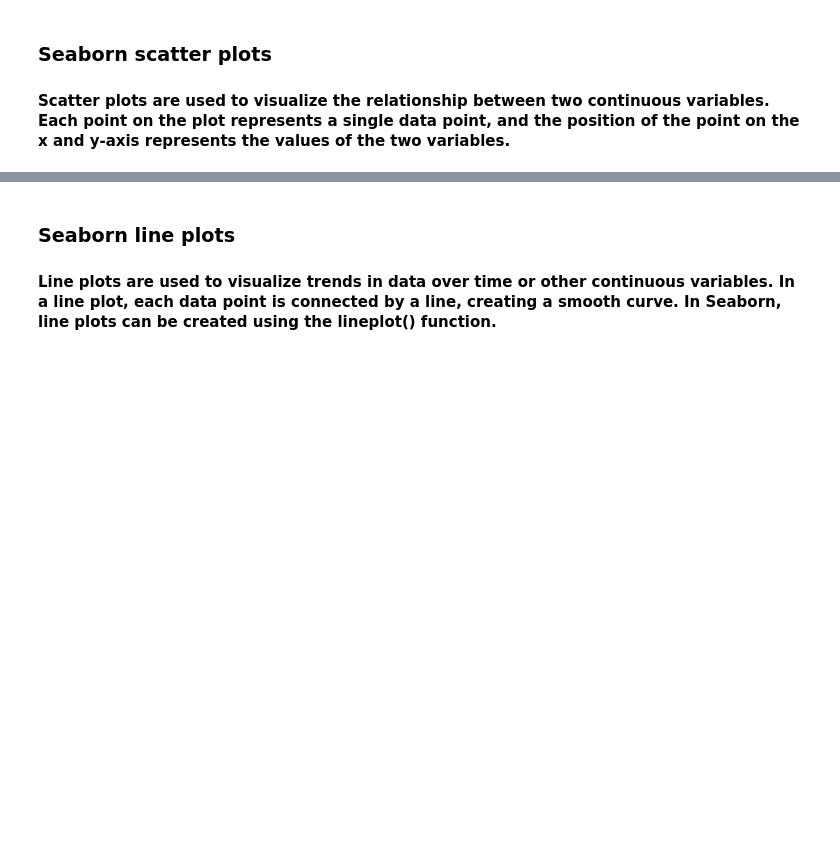
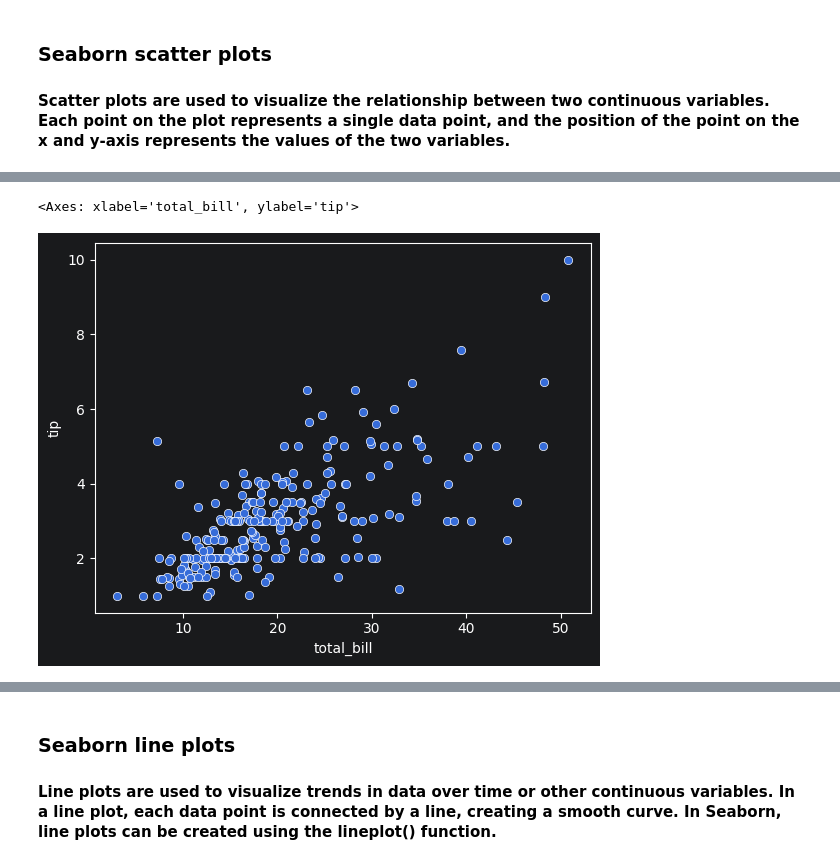
Before and after one commit to vegetariancoder/Pragra-Python, a Jupyter notebook: seaborn/seaborn_overview.ipynb, the cells around one changed output, grey strips where cells are left out. Saved outputs shown, nothing was run; the diff lists cells and outputs as text; code cells hidden in the pictures; blank space fills up the shorter version.

```diff
--- a/seaborn/seaborn_overview.ipynb
+++ b/seaborn/seaborn_overview.ipynb
@@ -17,7 +17,7 @@ import pandas as pd
 import seaborn as sns
 
 
-# tips = pd.read_csv("/Users/sahilnagpal/Library/Application Support/JetBrains/DataSpell2025.1/projects/workspace/data/tips.csv")
-
+tips_df = pd.read_csv("/Users/sahilnagpal/Desktop/Pragra-Python/data/tips.csv")
+tips_df
 
 # tips
@@ -134,5 +154,8 @@ tips
 # %%
 # sns.scatterplot(x="total_bill", y="tip", data=tips, hue="time", size="size")
-sns.scatterplot(x="total_bill", y="tip", data=tips)
+sns.scatterplot(x="total_bill", y="tip", data=tips_df)
+# %% [output]
+<Axes: xlabel='total_bill', ylabel='tip'>
+[figure, added]
 # %%
 # Create scatter plot
```
Also changed, not shown: parts of 20 cells of this notebook, 2 other files.
